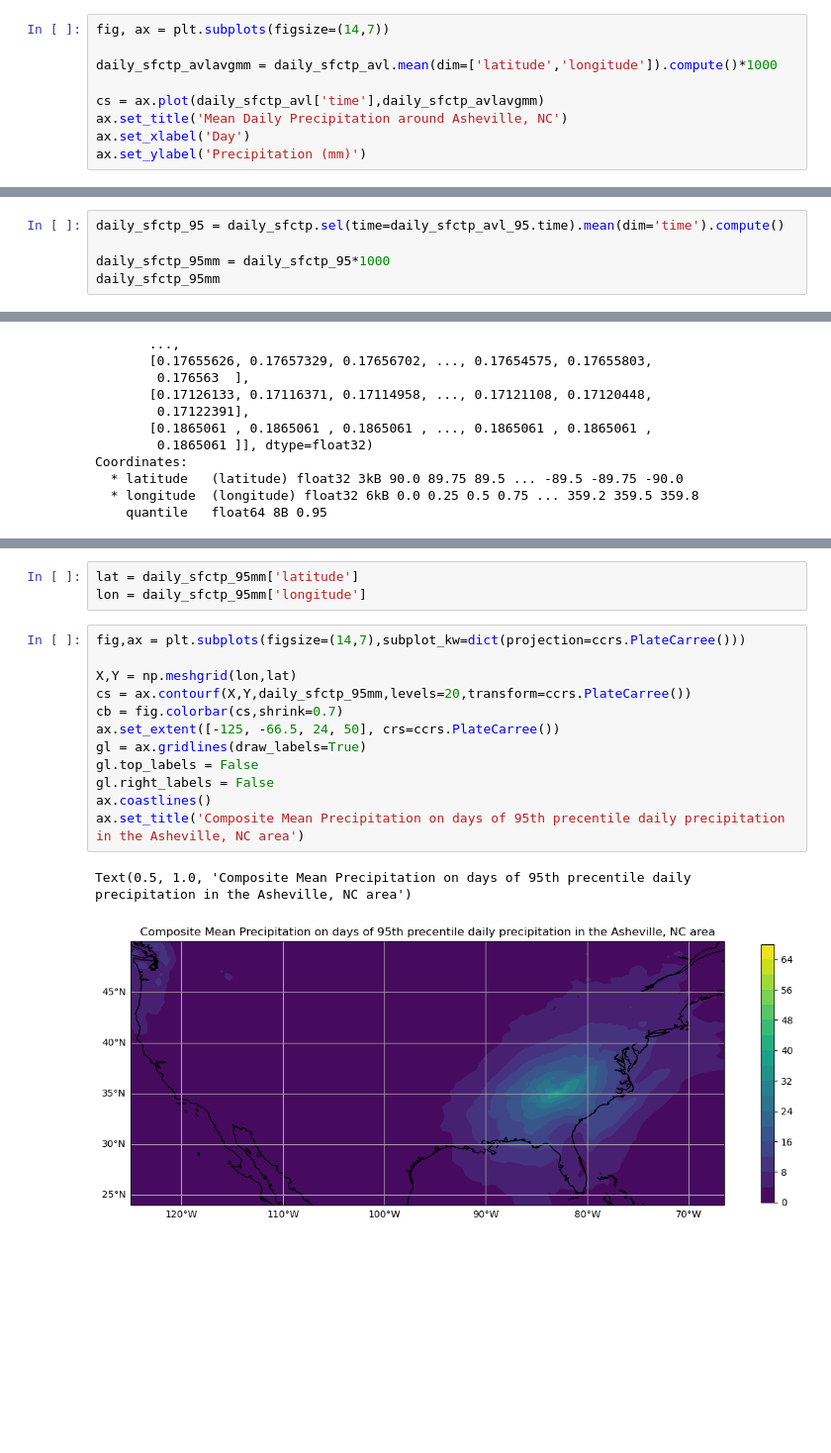
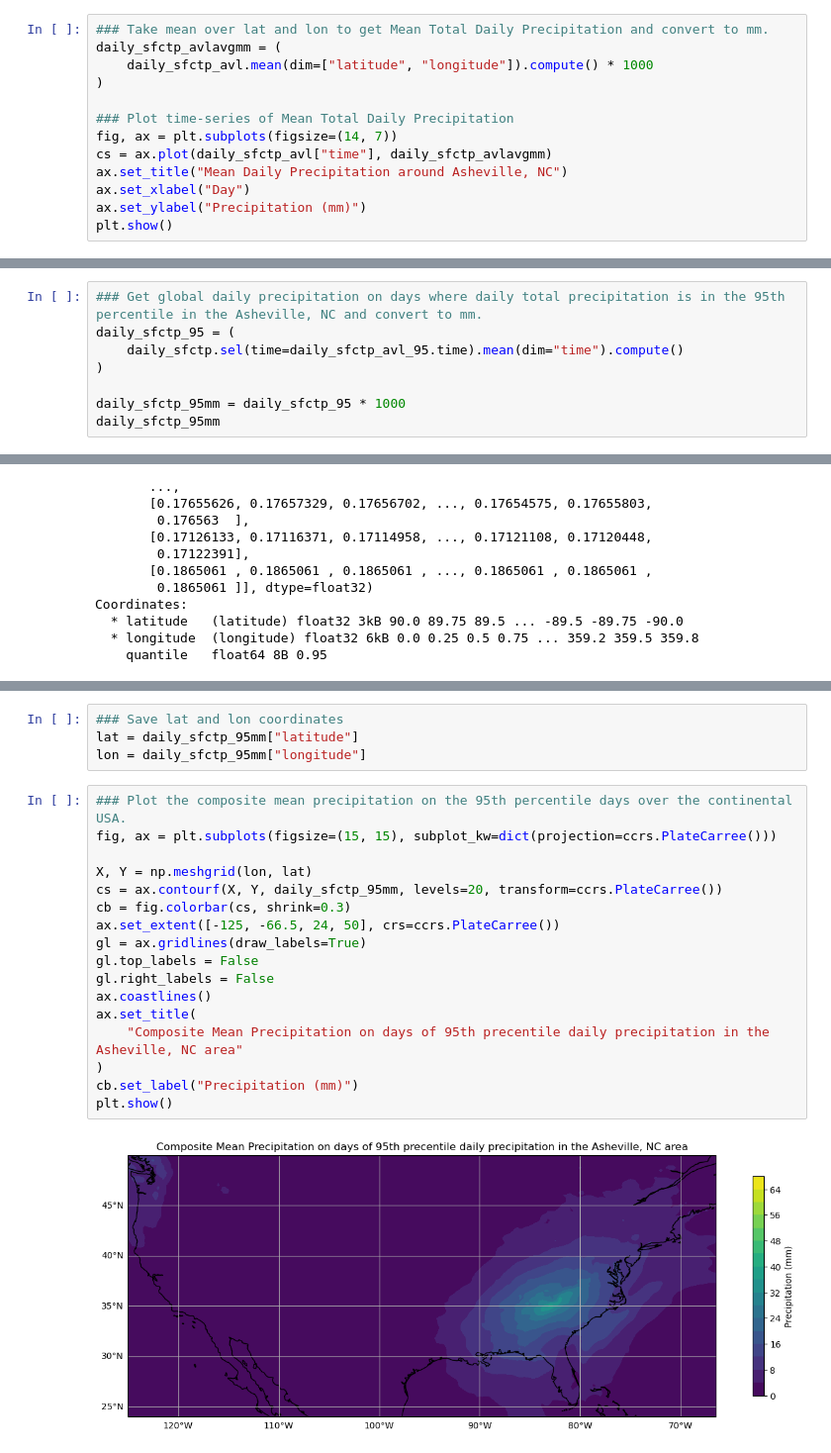
Before and after one commit to jokrend/ATMS-523-Module-2, a Jupyter notebook: Okrend_ATMS523_Module2_Project2.ipynb, the cells around one changed output, grey strips where cells are left out. Shown at 99% size. Drawn from its saved outputs; the diff is of its cells as text; blank space fills up the shorter version.

```diff
--- a/Okrend_ATMS523_Module2_Project2.ipynb
+++ b/Okrend_ATMS523_Module2_Project2.ipynb
@@ -70,12 +76,16 @@ daily_sfctp_avl = daily_sfctp.sel(latitude=slice(35.6+2.5,35.6-2.5),longitude=sl
 
 daily_sfctp_avl = daily_sfctp_avl.persist()
 # %%
-fig, ax = plt.subplots(figsize=(14,7))
+### Take mean over lat and lon to get Mean Total Daily Precipitation and convert to mm.
+daily_sfctp_avlavgmm = (
+    daily_sfctp_avl.mean(dim=["latitude", "longitude"]).compute() * 1000
+)
 
-daily_sfctp_avlavgmm = daily_sfctp_avl.mean(dim=['latitude','longitude']).compute()*1000
-
-cs = ax.plot(daily_sfctp_avl['time'],daily_sfctp_avlavgmm)
-ax.set_title('Mean Daily Precipitation around Asheville, NC')
-ax.set_xlabel('Day')
-ax.set_ylabel('Precipitation (mm)')
+### Plot time-series of Mean Total Daily Precipitation
+fig, ax = plt.subplots(figsize=(14, 7))
+cs = ax.plot(daily_sfctp_avl["time"], daily_sfctp_avlavgmm)
+ax.set_title("Mean Daily Precipitation around Asheville, NC")
+ax.set_xlabel("Day")
+ax.set_ylabel("Precipitation (mm)")
+plt.show()
 # %% [output]
@@ -129,7 +144,10 @@ Text(0.5, 0, 'Precipitation (mm)')
 # %%
-daily_sfctp_95 = daily_sfctp.sel(time=daily_sfctp_avl_95.time).mean(dim='time').compute()
+### Get global daily precipitation on days where daily total precipitation is in the 95th percentile in the Asheville, NC and convert to mm.
+daily_sfctp_95 = (
+    daily_sfctp.sel(time=daily_sfctp_avl_95.time).mean(dim="time").compute()
+)
 
-daily_sfctp_95mm = daily_sfctp_95*1000
+daily_sfctp_95mm = daily_sfctp_95 * 1000
 daily_sfctp_95mm
 # %% [output]
 <xarray.DataArray 'total_precipitation' (latitude: 721, longitude: 1440)> Size: 4MB
@@ -178,20 +200,25 @@ Coordinates:
 daily_sfctp_anom = daily_sfctp_95mm - daily_sfctp_1981_2010
 # %%
-lat = daily_sfctp_95mm['latitude']
-lon = daily_sfctp_95mm['longitude']
+### Save lat and lon coordinates
+lat = daily_sfctp_95mm["latitude"]
+lon = daily_sfctp_95mm["longitude"]
 # %%
-fig,ax = plt.subplots(figsize=(14,7),subplot_kw=dict(projection=ccrs.PlateCarree()))
+### Plot the composite mean precipitation on the 95th percentile days over the continental USA.
+fig, ax = plt.subplots(figsize=(15, 15), subplot_kw=dict(projection=ccrs.PlateCarree()))
 
-X,Y = np.meshgrid(lon,lat)
-cs = ax.contourf(X,Y,daily_sfctp_95mm,levels=20,transform=ccrs.PlateCarree())
-cb = fig.colorbar(cs,shrink=0.7)
+X, Y = np.meshgrid(lon, lat)
+cs = ax.contourf(X, Y, daily_sfctp_95mm, levels=20, transform=ccrs.PlateCarree())
+cb = fig.colorbar(cs, shrink=0.3)
 ax.set_extent([-125, -66.5, 24, 50], crs=ccrs.PlateCarree())
 gl = ax.gridlines(draw_labels=True)
 gl.top_labels = False
 gl.right_labels = False
 ax.coastlines()
-ax.set_title('Composite Mean Precipitation on days of 95th precentile daily precipitation in the Asheville, NC area')
+ax.set_title(
+    "Composite Mean Precipitation on days of 95th precentile daily precipitation in the Asheville, NC area"
+)
+cb.set_label("Precipitation (mm)")
+plt.show()
 # %% [output]
-Text(0.5, 1.0, 'Composite Mean Precipitation on days of 95th precentile daily precipitation in the Asheville, NC area')
-[figure, old version]
+[figure, new version]
 # %%
```
Also changed, not shown: parts of 10 cells of this notebook.
